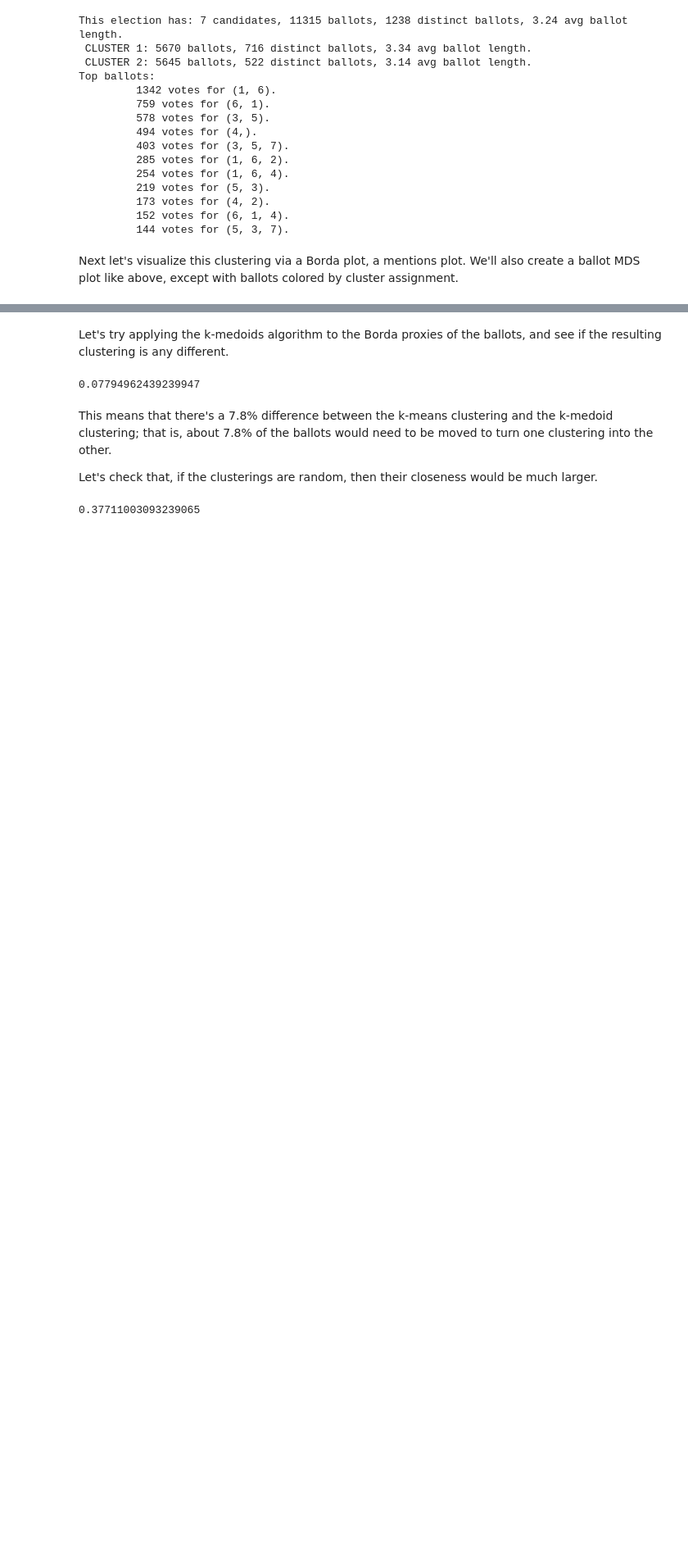
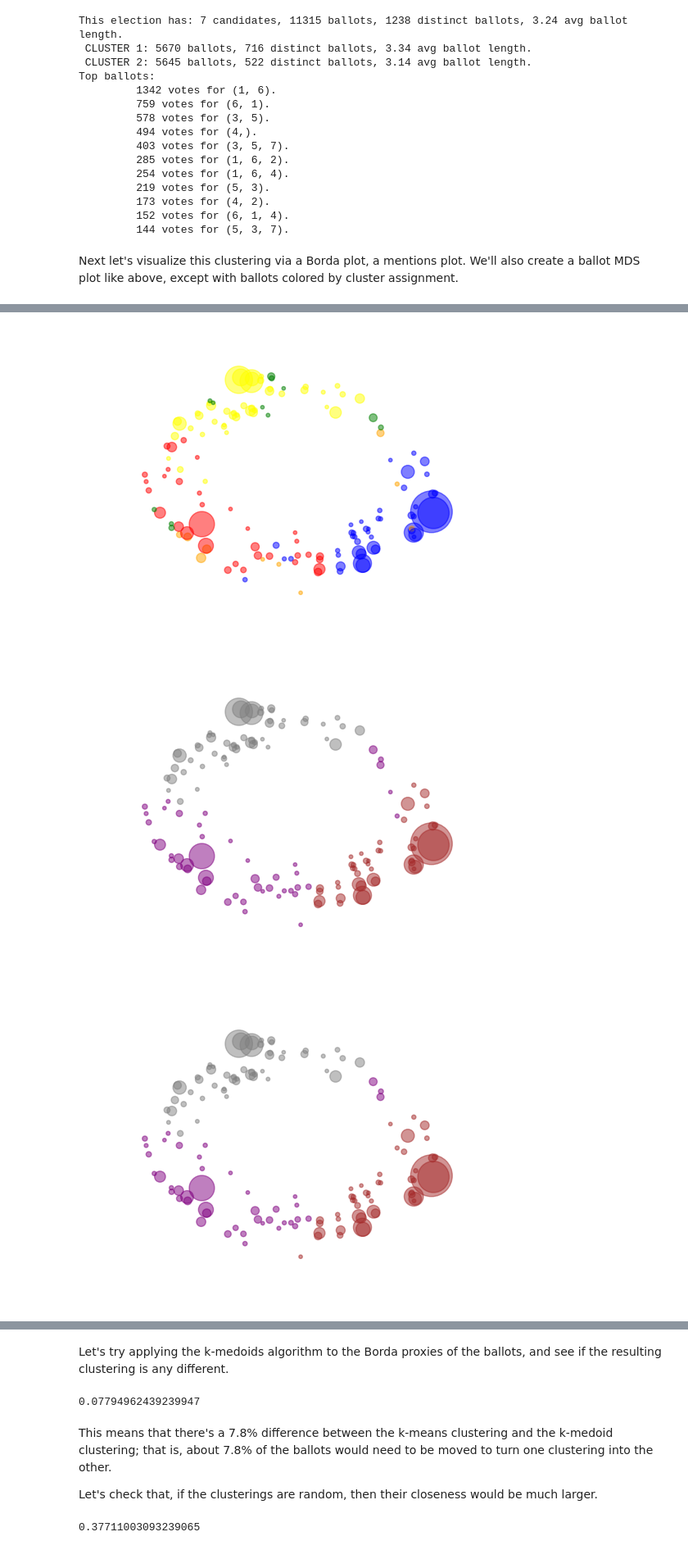
Before and after one commit to mggg/ballot-clustering, a Jupyter notebook: Tutorial.ipynb, the cells around one changed output, grey strips where cells are left out. Shown at 82% size. Cells and saved outputs as stored; diff of their text form; code cells hidden in the pictures; blank space fills up the shorter version.

```diff
--- a/Tutorial.ipynb
+++ b/Tutorial.ipynb
@@ -136,0 +140,17 @@ Ballot_MDS_plot(election, C, label_threshold=400)
+# %%
+# Compute the two clusterings
+C_mod, modularity = Modularity_cluster(election, num_cands=num_cands)
+C_3means = kmeans(election, k=3)
+# Measure their closeness and the matching (permutation) that achieves it
+dif, perm = Clustering_closeness(election, C_mod, C_3means, return_perm=True)
+# re-order the pieces of one of the clusterings to best match with the pieces of the other
+C_3means_ordered = [C_3means[n] for n in perm]
+# Display all three with a common projection
+projections = Ballot_MDS_plot(election, party_names=parties, return_projections=True) #colored by party of first place vote
+Ballot_MDS_plot(election, C_mod, projections=projections) #colored by 3-means assignment
+Ballot_MDS_plot(election, C_3means_ordered,projections=projections) # colored by modularity assignment
+print(f"Modularity = {modularity}.  Closeness = {dif}.")
+# %% [output]
+[figure, added]
+[figure, added]
+[figure, added]
```
Also changed, not shown: parts of 10 cells of this notebook, 3 other files.
